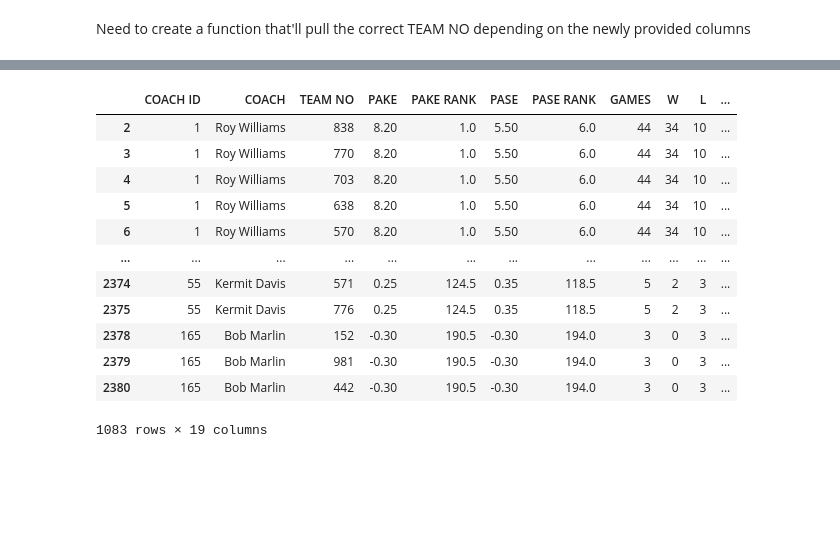
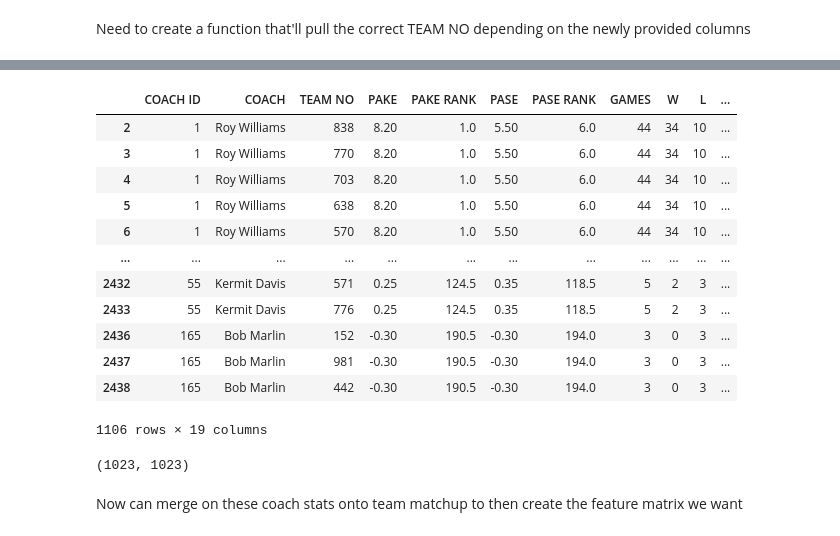
Before and after one commit to nicholaskim1004/MarchMadness, a Jupyter notebook: bracketology/madness.ipynb, the cells around one changed output, grey strips where cells are left out. Drawn from its saved outputs; the diff is of its cells as text; code cells hidden in the pictures; blank space fills up the shorter version.

Commit message:
-Found all errors in coach_perf and now have correct length

```diff
--- a/bracketology/madness.ipynb
+++ b/bracketology/madness.ipynb
@@ -616,6 +598,8 @@ kermit_davis = {
     "CHAMP%": coach_perf.loc[[54, 193], "CHAMP%"].mean(),
 }
 
+coach_perf.loc[coach_perf['COACH']=="Murray Bartow",'COACH'] = 'Murry Bartow'
+
 coach_perf = coach_perf.drop([54, 72, 164, 187, 193, 215, 291])
 
 # Reset index
@@ -645,9 +629,9 @@ This data is missing what years and teams a coach was coaching in order to merge
 coach_perf['TEAMS'] = [['North Carolina'],['Michigan St.'],['Butler'],['Memphis','Kentucky','Arkansas'],['Creighton','Oregon'],['Syracuse'],['Michigan'],
                       ['Villanova'],['Nevada','Arkansas','USC'],['Connecticut'],['Loyola Chicago','Oklahoma'],['Kansas St.','South Carolina','Massachusetts'],
                       ['Wagner','Rhode Island','Connecticut'],['Kansas'],['George Mason','Miami FL'],['North Carolina'],['Gonzaga'],['Little Rock','Texas Tech','Texas','Missisippi'],
-                      ['Florida'],['Connecticut',"Saint Joseph's"],["Saint Peter's",'Seton Hall'],['Florida Atlantic','Michigan'],['Louisville','Iona',"Saint John's"],['Duke'],
+                      ['Florida'],['Connecticut',"Saint Joseph's"],["Saint Peter's",'Seton Hall'],['Florida Atlantic','Michigan'],['Louisville','Iona',"St. John's"],['Duke'],
                       ['Xavier','Arizona','Xavier'],['Wisconsin'],['Ohio','Illinois','Akron'],['Dayton','Indiana','Rhode Island'],['San Diego St.'],
-                      ['Oklahoma','Pittsburgh'],['Florida Gulf Coast','USC','SMU'],['Oral Robert','Wichita St.'],['Michigan'],['Stanford','UCF'],['Murray St.','Texas A&M'],['La Salle'],
+                      ['Oklahoma','Pittsburgh'],['Florida Gulf Coast','USC','SMU'],['Oral Roberts','Wichita St.'],['Michigan'],['Stanford','UCF'],['Murray St.','Texas A&M'],['La Salle'],
                       ['Kansas St.'],['UNC Wilmington','North Carolina St.'],['Western Kentucky','South Carolina','Northern Kentucky'],['Princeton'],['Florida St.'],['Grand Canyon'],['Richmond'],
                       ['Montana','Oregon St.'],['Florida','Georgia'],['Buffalo','Alabama'],['Xavier','Louisville','College of Charleston'],['Alabama','North Carolina St.','Cal St. Northridge'],
                       ['Cornell','Boston College','Penn'],['Fairleigh Dickinson','Iona'],['Wright St.','Clemson'],['Northwestern'],['Norfolk St.'],['Mercer'],['UAB','Stanford'],
@@ -655,37 +639,37 @@ coach_perf['TEAMS'] = [['North Carolina'],['Michigan St.'],['Butler'],['Memphis'
                       ['San Diego'],['Furman'],['Duke'],['James Madison','Vanderbilt'],['Iowa St.','Creighton'],['Murray St.','LSU'],['Stony Brook','Ohio'],['Stanford','LSU','TCU'],
                       ['Northern Iowa'],['Lehigh'],['Alabama'],['Cleveland St.','Missouri'],['Washington'],['Arkansas'],
                       ['Hawaii'],['Cleveland St.'],['Georgia St.'],['Liberty','Liberty'],['Washington'],['Penn St.','Notre Dame'],['Oakland'],['Marquette','Virginia Tech','Texas A&M'],
-                      ['Frenso St.','UTEP','Texas'],['Washington St.','Stanford'],['Saint Louis'],['North Dakota St.','Ohio'],['Georgia Tech','George Mason'],['Harvard'],['Baylor'],
-                      ['Missouri','Arkansas',"Saint John's"],['Stony Brook','Rutgers'],['Montana St.','Utah St.','Washington'],['South Florida','Eastern Michigan'],['Utah'],
+                      ['Fresno St.','UTEP','Texas'],['Washington St.','Stanford'],['Saint Louis'],['North Dakota St.','Ohio'],['Georgia Tech','George Mason'],['Harvard'],['Baylor'],
+                      ['Missouri','Arkansas',"St. John's"],['Stony Brook','Rutgers'],['Montana St.','Utah St.','Washington'],['South Florida','Eastern Michigan'],['Utah'],
                       ['Chattanooga','Central Arkansas'],['UTSA'],['UT Arlington','Troy'],['Hampton'],['Mississippi St.','Western Kentucky'],['Arkansas Pine Bluff','Mississippi Valley St.'],
                       ['Lafayette'],['Southern Miss','Colorado St.'],['Mississippi Valley St.'],['Northwestern','Holy Cross'],['North Carolina A&T'],['Robert Morris'],['Radford'],
                       ['Grambling St.'],['Wagner'],['Marshall','UCF','Stetson'],['Fairleigh Dickinson'],['Bradley','UC Davis'],['Gardner Webb'],['Hartford','Manhattan'],
                       ['Radford','UNC Greensboro'],['North Dakota St.'],["Mount St. Mary's",'Siena','George Washington'],['Wagner',"Saint Peter's"],['UNC Asheville'],['Bradley'],
                       ['Norfolk St.'],['Georgia St.','SMU','Rice'],['Howard'],['Texas Southern'],['Army','Drexel'],['Stetson','Lipscomb','Belmont'],['Milwaukee','Butler'],
                       ['UMBC','Utah St.','VCU'],['North Dakota'],['Texas A&M','Maryland'],['Southern'],['Troy'],['Cal Poly'],['UNC Asheville','Middle Tennessee'],['Detroit'],
-                      ['Cal St. Northridge'],['Binghamton','Morgan St.'],['James Madison'],['North Dakota St.'],['UMBC'],['Penn St.','Florida Gulf Coast'],['Northwestern St.'],
+                      ['Cal St. Northridge'],['Binghamton','Morgan St.'],['James Madison'],['North Dakota St.'],['UMBC'],['Boston University','Penn St.','Florida Gulf Coast'],['Northwestern St.'],
                       ['Boise St.'],['Austin Peay'],['Hampton'],['Loyola MD'],['Coastal Carolina'],["Mount St. Mary's",'Holy Cross'],['Northern Colorado'],['Milwaukee'],['Longwood'],
                       ['Delaware'],['Northern Kentucky','Cincinnati'],['Cal St. Fullerton'],['Stephen F. Austin'],['Notre Dame'],['Akron','Duquesne'],['Texas A&M Corpus Chris','Western Kentucky','Oklahoma St.'],
-                      ['East Tennessee St.','Wake Forest'],['Maryland'],['Eastern Kentucky'],['East Tennesse St.'],['Cal St. Fullerton'],['Pacific'],['Princeton','Fairfield'],['Manhattan'],
+                      ['East Tennessee St.','Wake Forest'],['Maryland'],['Eastern Kentucky'],['East Tennessee St.'],['Cal St. Fullerton'],['Pacific'],['Princeton','Fairfield'],['Manhattan'],
                       ['Winthrop'],['Florida Southern','Green Bay'],['Eastern Washington'],['Georgia St.','Cal St. Bakersfield'],['Chattanooga','Massachusetts'],['UNC Asheville'],['Western Michigan'],
                       ['Indiana St.'],['Delaware','North Carolina A&T'],['Wyoming'],['UC Irvine'],['Robert Morris','Rutgers'],['Stephen F. Austin'],['Morgan St.'],["Saint Peter's"],['American'],
-                      ['New Mexico St.','New Mexico'],['Charleston','Boston College'],['Kennesaw St.','South Florida'],['Oklahoma St.'],['Montana'],['Morehead St.'],['Tennessee','Auburn'],['Northeastern'],
+                      ['New Mexico St.','New Mexico'],['College of Charleston','Boston College'],['Kennesaw St.','South Florida'],['Oklahoma St.'],['Montana'],['Morehead St.'],['Tennessee','Auburn'],['Northeastern'],
                       ['Georgia','Cleveland St.'],['North Carolina Central'],['Army','Saint Louis'],['Houston'],['Tulsa','Wake Forest'],['Kentucky','Texas Tech','Ranger College','Tarleton St.'],['Portland St.','Washington St.'],
-                      ['Weber St.'],['UC Santa Barbara'],['California'],['Long Island','Dusquesne','UMBC'],['Samford'],['Western Kentucky','Jacksonville St.'],['Eastern Washington','Portland'],['Bucknell','New Hampshire'],
+                      ['Weber St.'],['UC Santa Barbara'],['California'],['LIU Brooklyn','Dusquesne','UMBC'],['Samford'],['Western Kentucky','Jacksonville St.'],['Eastern Washington','Portland'],['Bucknell','New Hampshire'],
                       ['Florida Gulf Coast','East Carolina'],['Midland College','Arkansas St.','North Texas','Texas Tech'],['UNC Greensboro','Cincinnati'],['American','Old Dominion'],
                       ['Boston College','Kennesaw St.'],['Georgetown'],['Oral Roberts'],['South Alabama'],['Massachusetts','LIU Brooklyn'],['Albany'],['UNLV','Oklahoma'],['Old Dominion'],['South Dakota St.'],['New Mexico','UCLA','Nevada'],
                       ['Mississippi','UAB'],['Indiana'],['Texas Tech'],['UC Santa Barbara'],['Kent St.'],['Kent St.','TCU','Ohio','Boston College'],['UTEP','Auburn','Central Michigan'],['Oregon','Washington St.'],
-                      ['Wake Forest'],['Wisconsin'],['Minnesota','Long Beach St.','Eastern Washington'],['Loyola Chicago'],['Vermont','George Washington'],['USC'],['Penn St.','Navy'],['Marquette','Indiana','Georgia'],
+                      ['Wake Forest'],['Wisconsin'],['Minnesota','Long Beach St.','Eastern Washington'],['Loyola Chicago'],['Vermont','George Washington'],['Arizona','USC'],['Penn St.','Navy'],['Marquette','Indiana','Georgia'],
                       ['Iona'],['South Dakota St.','UNLV','Iowa St.'],['North Texas','LSU','Texas Southern'],['Wichita St.'],['Bowling Green','New Mexico St.','Mississippi St.'],['Indiana'],['San Diego St.'],['UCLA','Mississippi St.'],
                       ['Furman','Drake','Colorado St.'],['Davidson'],['USC','UTEP'],["Saint Joseph's"],['Bucknell','George Mason','Holy Cross'],['Nevada','Georgia','California'],['Utah'],['Memphis'],['Rice','VCU','Penn St.'],
                       ['Colgate'],['SMU'],['Colorado St.','Nebraska','San Jose St.'],['New Mexico'],['Northen Colorado','Colorado'],['VCU','Alabama','Dayton'],['Chattanooga','South Carolina'],['South Dakota St.','Wright St.'],
-                      ['Winthrop','Charleston','Louisville'],['FIU','Minnesota','New Mexico'],['Boise St.'],['Arizona St.','Santa Clara'],['West Virginia'],['Memphis','Georgia Tech'],['Fairfield','Providence','Georgetown'],['Valparaiso','Vanderbilt','Grand Canyon'],
-                      ['South Dakota','Utah St.','Utah'],['Indiana','Houston'],["Saint John's",'San Diego'],['Drake','Providence','Central Michigan'],['Butler','Ohio St.','Depaul'],['Chattanooga','VCU','LSU','McNeese St.'],
+                      ['Winthrop','College of Charleston','Louisville'],['FIU','Minnesota','New Mexico'],['Boise St.'],['Arizona St.','Santa Clara'],['West Virginia'],['Memphis','Georgia Tech'],['Fairfield','Providence','Georgetown'],['Valparaiso','Vanderbilt','Grand Canyon'],
+                      ['South Dakota','Utah St.','Utah'],['Indiana','Houston'],["St. John's",'San Diego'],['Drake','Providence','Central Michigan'],['Butler','Ohio St.','Depaul'],['Chattanooga','VCU','LSU','McNeese St.'],
                       ['Cincinnati','UCLA'],['Drake','West Virginia'],['Stephen F. Austin','Oklahoma St.','Illinois'],['New Mexico St.','UNLV'],['Marquette'],['Buffalo','Arizona St.'],['SMU'],['Iowa St.','Nebraska'],
                       ['St. Bonaventure'],['Vermont'],['Minnesota','Texas Tech','Memphis'],['UNLV'],['San Francisco','Florida'],['Tennessee','California','Missouri'],['Iona','Seton Hall','Maryland'],
                       ['Utah St.'],['Ohio St.','Butler'],['BYU','Kentucky'],['Illinois','Kansas St.'],['Belmont'],['Miami FL','Missouri','Tulsa'],['BYU'],['Purdue'],['Temple','La Salle'],
                       ['Siena','Iowa'],['Vanderbilt','Pittsburgh'],['Wofford','Virginia Tech'],['VCU','Texas','Marquette'],['Arizona'],['Oklahoma St.','Saint Louis'],['Clemson'],["Saint Mary's"],['Pittsburgh','TCU'],['Georgetown'],['Texas','Tennessee'],['Washington St.','Virginia']
-                      ,['Murrary St.','Iowaw St.','Murrary St.'],['Middle Tennessee','Mississippi'],['Sam Houston St.','Louisiana Lafayette'],]
+                      ,['Murray St.','Iowa St.','Murray St.'],['Middle Tennessee','Mississippi'],['Sam Houston St.','Louisiana Lafayette'],]
 coach_perf['YRS'] = [['2003-2021'],['1995-2025'],['2007-2013'],['2000-2009','2009-2024','2024-2025'],['1994-2010','2010-2025'],['1976-2023'],['2007-2019'],
                      ['2001-2022'],['2015-2019','2019-2024','2024-2025'],['2012-2018'],['2011-2021','2021-2025'],['2007-2012','2012-2022','2022-2025'],
                      ['2010-2012','2012-2018','2018-2025'],['2003-2025'],['1997-2011','2011-2024'],['2021-2025'],['1999-2025'],['2015-2016','2016-2021','2021-2022','2023-2025'],
@@ -700,14 +684,14 @@ coach_perf['YRS'] = [['2003-2021'],['1995-2025'],['2007-2013'],['2000-2009','200
                      ['2006-2025'],['2007-2025'],['2015-2019'],['2019-2022','2022-2025'],['2017-2024'],['2007-2011'],
                      ['2015-2025'],['2006-2017'],['2011-2019'],['2007-2009','2015-2025'],['2002-2017'],['2021-2023','2023-2025'],['1984-2025'],['2008-2014','2014-2019','2019-2025'],
                      ['2011-2018','2018-2021','2022-2025'],['2019-2024','2024-2025'],['2007-2012'],['2007-2014','2014-2019'],['2000-2011','2011-2015'],['2007-2025'],['2003-2025'],
-                     ['2006-2011','2011-2019','2019-2023'],['2005-2016','2016-2025'],['2019-2020','2023-2024','2024-2025'],['2007-2014','2021-2025'],['2011-2021'],
+                     ['2006-2011','2011-2019','2019-2023'],['2005-2016','2016-2025'],['2019-2023','2023-2024','2024-2025'],['2007-2014','2021-2025'],['2011-2021'],
                      ['2004-2013','2024-2025'],['2006-2016'],['2006-2018','2019-2025'],['2009-2024'],['1998-2012','2016-2023'],['2008-2021','2022-2025'],
                      ['1995-2022'],['2004-2012','2012-2018'],['2005-2008'],['2000-2013','2015-2019'],['2012-2016'],['2010-2025'],['2007-2011'],
                      ['2017-2025'],['2022-2025'],['2007-2010','2010-2016','2019-2025'],['2013-2022'],['2002-2011','2011-2025'],['2013-2024'],['2010-2022','2023-2025'],
                      ['2011-2021','2021-2025'],['2014-2025'],['2012-2018','2018-2019','2019-2022'],['2012-2022','2022-2025'],['2018-2025'],['2015-2025'],
                      ['2014-2025'],['2019-2022','2022-2024','2024-2025'],['2019-2025'],['2012-2018'],['2009-2016','2016-2025'],['2011-2013','2013-2019','2019-2025'],['2016-2017','2017-2022'],
                      ['2016-2021','2021-2023','2023-2025'],['2006-2019'],['2007-2011','2011-2021'],['2011-2017'],['2013-2019'],['2009-2019'],['2013-2018','2018-2025'],['2008-2016'],
-                     ['1996-2013'],['2007-2009','2019-2025'],['2008-2016'],['2014-2025'],['2004-2012'],['2011-2020','2022-2025'],['1999-2022'],
+                     ['1996-2013'],['2007-2009','2019-2025'],['2008-2016'],['2014-2025'],['2004-2012'],['2009-2011','2011-2020','2022-2025'],['1999-2022'],
                      ['2002-2010'],['1990-2017'],['2009-2024'],['2004-2013'],['2007-2023'],['2003-2010','2010-2015'],['2010-2016'],['2005-2016'],['2018-2025'],
                      ['2016-2025'],['2015-2019','2019-2021'],['2013-2025'],['2016-2025'],['2000-2023'],['2004-2017','2017-2024'],['2021-2023','2023-2024','2024-2025'],
                      ['2015-2020','2020-2025'],['1989-2011'],['2005-2015'],['2003-2015'],['2003-2012'],['1988-2013'],['2007-2011','2011-2019'],['2011-2022'],
@@ -719,7 +703,7 @@ coach_perf['YRS'] = [['2003-2021'],['1995-2025'],['2007-2013'],['2000-2009','200
                      ['2013-2018','2018-2022'],['2004-2009','2016-2017','2017-2023','2023-2025'],['2011-2021','2021-2025'],['2000-2013','2013-2024'],
                      ['1997-2010','2015-2019'],['2017-2023'],['1999-2017'],['2007-2012'],['2008-2017','2017-2019'],['2002-2021'],['2004-2011','2011-2021'],['2001-2013'],['2019-2025'],['2007-2013','2013-2018','2019-2025'],
                      ['2006-2018','2020-2025'],['2021-2025'],['2021-2023'],['2017-2025'],['2011-2025'],['2002-2008','2008-2012','2012-2014','2014-2021'],['2006-2010','2010-2014','2021-2025'],['1997-2010','2014-2019'],
-                     ['2007-2010'],['2015-2025'],['1999-2006','2007-2024','2024-2025'],['2021-2025'],['2005-2011','2011-2016'],['2009-2013'],['2003-2011','2011-2025'],['1999-2008','2008-2017','2018-2022'],
+                     ['2007-2010'],['2015-2025'],['1999-2006','2007-2024','2024-2025'],['2021-2025'],['2005-2011','2011-2016'],['2007-2008','2009-2013'],['2003-2011','2011-2025'],['1999-2008','2008-2017','2018-2022'],
                      ['2010-2019'],['2016-2019','2019-2021','2021-2025'],['2001-2012','2012-2017','2018-2025'],['2007-2020'],['2014-2015','2017-2022','2022-2025'],['2007-2008'],['1999-2017'],['2003-2013','2015-2022'],
                      ['2013-2017','2017-2018','2018-2025'],['1989-2022'],['2005-2009','2010-2017'],['1995-2019'],['2008-2015','2015-2021','2023-2025'],['2004-2009','2009-2018','2019-2023'],['2007-2011'],['2018-2025'],['2014-2017','2017-2023','2023-2025'],
                      ['2011-2025'],['2012-2016'],['2007-2012','2012-2019','2021-2025'],['2013-2017'],['2006-2010','2010-2025'],['2006-2009','2009-2015','2017-2025'],['2017-2022','2022-2025'],['1995-2016','2016-2024'],
@@ -800,38 +729,48 @@ team_no_finder(coach_perf,team_ids)
 # %%
 def team_no_finder(df, ids):
     # Convert lists in TEAMS and YRS into separate rows
     expanded_df = df.explode(['TEAMS', 'YRS'])
 
     # Extract start and end years
     expanded_df[['start_yr', 'end_yr']] = expanded_df['YRS'].str.extract(r"(\d{4})-(\d{4})")
     expanded_df['start_yr'] = expanded_df['start_yr'].fillna(expanded_df['YRS']).astype(int)
     expanded_df['end_yr'] = expanded_df['end_yr'].fillna(expanded_df['YRS']).astype(int)
 
     # Merge with team_ids using TEAM and YEAR conditions
     merged_df = expanded_df.merge(ids, left_on='TEAMS', right_on='TEAM')
 
     # Filter rows where season falls within the coaching period
     merged_df = merged_df[(merged_df['YEAR'] >= merged_df['start_yr']) & (merged_df['YEAR'] <= merged_df['end_yr'])]
 
     # Select required columns
     final_df = merged_df[['COACH ID', 'COACH', 'TEAM NO', 'PAKE', 'PAKE RANK', 'PASE', 'PASE RANK',
                           'GAMES', 'W', 'L', 'WIN%', 'R64', 'R32', 'S16', 'E8', 'F4', 'F2', 'CHAMP', 'TOP2']]
 
     return final_df
 
-# Running the optimized function
-team_no_finder(coach_perf, team_ids)
+#Getting rid of white space for Texas at 2023
+team_ids.loc[team_ids['TEAM NO']==957,'TEAM'] = 'Texas'
+
+coach_by_teamno = team_no_finder(coach_perf, team_ids)
+
+coach_by_teamno
 # %% [output]
 |  | COACH ID | COACH | TEAM NO | PAKE | PAKE RANK | PASE | PASE RANK | GAMES | W | L | ... |
 | 2 | 1 | Roy Williams | 838 | 8.20 | 1.0 | 5.50 | 6.0 | 44 | 34 | 10 | ... |
 | 3 | 1 | Roy Williams | 770 | 8.20 | 1.0 | 5.50 | 6.0 | 44 | 34 | 10 | ... |
 | 4 | 1 | Roy Williams | 703 | 8.20 | 1.0 | 5.50 | 6.0 | 44 | 34 | 10 | ... |
 | 5 | 1 | Roy Williams | 638 | 8.20 | 1.0 | 5.50 | 6.0 | 44 | 34 | 10 | ... |
 | 6 | 1 | Roy Williams | 570 | 8.20 | 1.0 | 5.50 | 6.0 | 44 | 34 | 10 | ... |
 | ... | ... | ... | ... | ... | ... | ... | ... | ... | ... | ... | ... |
-| 2374 | 55 | Kermit Davis | 571 | 0.25 | 124.5 | 0.35 | 118.5 | 5 | 2 | 3 | ... |
-| 2375 | 55 | Kermit Davis | 776 | 0.25 | 124.5 | 0.35 | 118.5 | 5 | 2 | 3 | ... |
-| 2378 | 165 | Bob Marlin | 152 | -0.30 | 190.5 | -0.30 | 194.0 | 3 | 0 | 3 | ... |
-| 2379 | 165 | Bob Marlin | 981 | -0.30 | 190.5 | -0.30 | 194.0 | 3 | 0 | 3 | ... |
-| 2380 | 165 | Bob Marlin | 442 | -0.30 | 190.5 | -0.30 | 194.0 | 3 | 0 | 3 | ... |
+| 2432 | 55 | Kermit Davis | 571 | 0.25 | 124.5 | 0.35 | 118.5 | 5 | 2 | 3 | ... |
+| 2433 | 55 | Kermit Davis | 776 | 0.25 | 124.5 | 0.35 | 118.5 | 5 | 2 | 3 | ... |
+| 2436 | 165 | Bob Marlin | 152 | -0.30 | 190.5 | -0.30 | 194.0 | 3 | 0 | 3 | ... |
+| 2437 | 165 | Bob Marlin | 981 | -0.30 | 190.5 | -0.30 | 194.0 | 3 | 0 | 3 | ... |
+| 2438 | 165 | Bob Marlin | 442 | -0.30 | 190.5 | -0.30 | 194.0 | 3 | 0 | 3 | ... |
-1083 rows × 19 columns
+1106 rows × 19 columns
+# %%
+len(np.unique(team_ids['TEAM NO'])),len(np.unique(team_no_finder(coach_perf, team_ids)['TEAM NO']))
+# %% [output]
+(1023, 1023)
+# %% [markdown]
+Now can merge on these coach stats onto team matchup to then create the feature matrix we want
```
Also changed, not shown: parts of 3 cells of this notebook, 1 other file.
